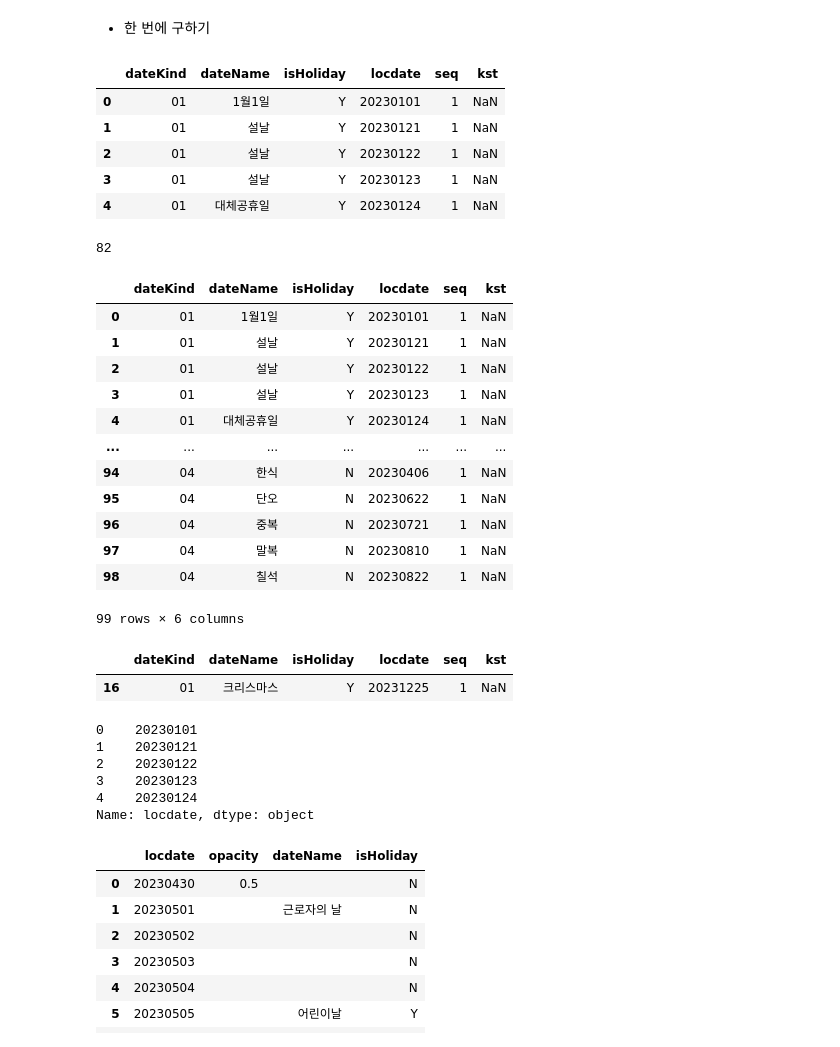
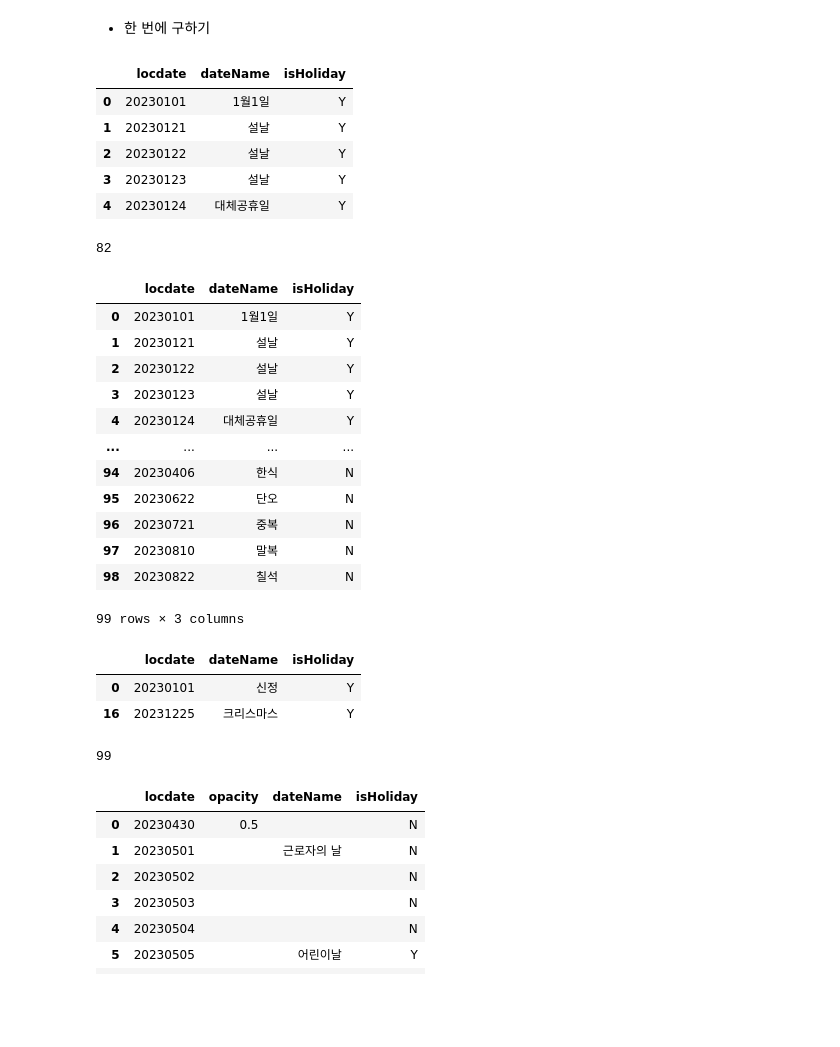
Before and after one commit to ssmpet/DataAnalysis_Lecture-2023.04, a Jupyter notebook: 07.FlaskWeb/schedule_module/calendar_util.ipynb, the cells around one changed output. Drawn from its saved outputs; the diff is of its cells as text; code cells hidden in the pictures; blank space fills up the shorter version.

```diff
--- a/07.FlaskWeb/schedule_module/calendar_util.ipynb
+++ b/07.FlaskWeb/schedule_module/calendar_util.ipynb
@@ -296,18 +296,18 @@ for name in f_list:
             else:
                 in_list.append(ress[i])
 
-    # in_list.extend(new_list)
 
 holidays = pd.DataFrame(in_list)
+holidays = holidays[['locdate', 'dateName', 'isHoliday']]
 # %%
 holidays.head()
 # %% [output]
-|  | dateKind | dateName | isHoliday | locdate | seq | kst |
-| 0 | 01 | 1월1일 | Y | 20230101 | 1 | NaN |
-| 1 | 01 | 설날 | Y | 20230121 | 1 | NaN |
-| 2 | 01 | 설날 | Y | 20230122 | 1 | NaN |
-| 3 | 01 | 설날 | Y | 20230123 | 1 | NaN |
-| 4 | 01 | 대체공휴일 | Y | 20230124 | 1 | NaN |
+|  | locdate | dateName | isHoliday |
+| 0 | 20230101 | 1월1일 | Y |
+| 1 | 20230121 | 설날 | Y |
+| 2 | 20230122 | 설날 | Y |
+| 3 | 20230123 | 설날 | Y |
+| 4 | 20230124 | 대체공휴일 | Y |
 # %%
 holidays.isna().sum().sum()
 # %% [output]
@@ -317,36 +317,30 @@ holidays['locdate'] = holidays['locdate'].astype(str)
 # %%
 holidays
 # %% [output]
-|  | dateKind | dateName | isHoliday | locdate | seq | kst |
-| 0 | 01 | 1월1일 | Y | 20230101 | 1 | NaN |
-| 1 | 01 | 설날 | Y | 20230121 | 1 | NaN |
-| 2 | 01 | 설날 | Y | 20230122 | 1 | NaN |
-| 3 | 01 | 설날 | Y | 20230123 | 1 | NaN |
-| 4 | 01 | 대체공휴일 | Y | 20230124 | 1 | NaN |
-| ... | ... | ... | ... | ... | ... | ... |
-| 94 | 04 | 한식 | N | 20230406 | 1 | NaN |
-| 95 | 04 | 단오 | N | 20230622 | 1 | NaN |
-| 96 | 04 | 중복 | N | 20230721 | 1 | NaN |
-| 97 | 04 | 말복 | N | 20230810 | 1 | NaN |
-| 98 | 04 | 칠석 | N | 20230822 | 1 | NaN |
+|  | locdate | dateName | isHoliday |
+| 0 | 20230101 | 1월1일 | Y |
+| 1 | 20230121 | 설날 | Y |
+| 2 | 20230122 | 설날 | Y |
+| 3 | 20230123 | 설날 | Y |
+| 4 | 20230124 | 대체공휴일 | Y |
+| ... | ... | ... | ... |
+| 94 | 20230406 | 한식 | N |
+| 95 | 20230622 | 단오 | N |
+| 96 | 20230721 | 중복 | N |
+| 97 | 20230810 | 말복 | N |
+| 98 | 20230822 | 칠석 | N |
-99 rows × 6 columns
+99 rows × 3 columns
 # %%
 try:
     nindex = holidays.index[holidays.dateName=='기독탄신일'][0]
     holidays.iloc[nindex, 1] = '크리스마스'
+    nindex = holidays.index[holidays.dateName=='1월1일'][0]
+    holidays.iloc[nindex, 1] = '신정'
 except:
     pass
 # %%
-holidays[holidays.dateName=='크리스마스']
+holidays[(holidays.dateName=='크리스마스') | (holidays.dateName=='신정')]
 # %% [output]
-|  | dateKind | dateName | isHoliday | locdate | seq | kst |
-| 16 | 01 | 크리스마스 | Y | 20231225 | 1 | NaN |
+|  | locdate | dateName | isHoliday |
+| 0 | 20230101 | 신정 | Y |
+| 16 | 20231225 | 크리스마스 | Y |
-# %%
-holidays.locdate[:5]
-# %% [output]
-0    20230101
-1    20230121
-2    20230122
-3    20230123
-4    20230124
-Name: locdate, dtype: object
@@ -353,3 +355,7 @@ Name: locdate, dtype: object
+# %%
+len(holidays)
+# %% [output]
+99
 # %%
 result_dt = pd.merge(l_dt, holidays, how='left', on='locdate')
 # result_dt.dateKind.fillna('05', inplace=True)
```
Also changed, not shown: parts of 2 cells of this notebook, 9 other files.
